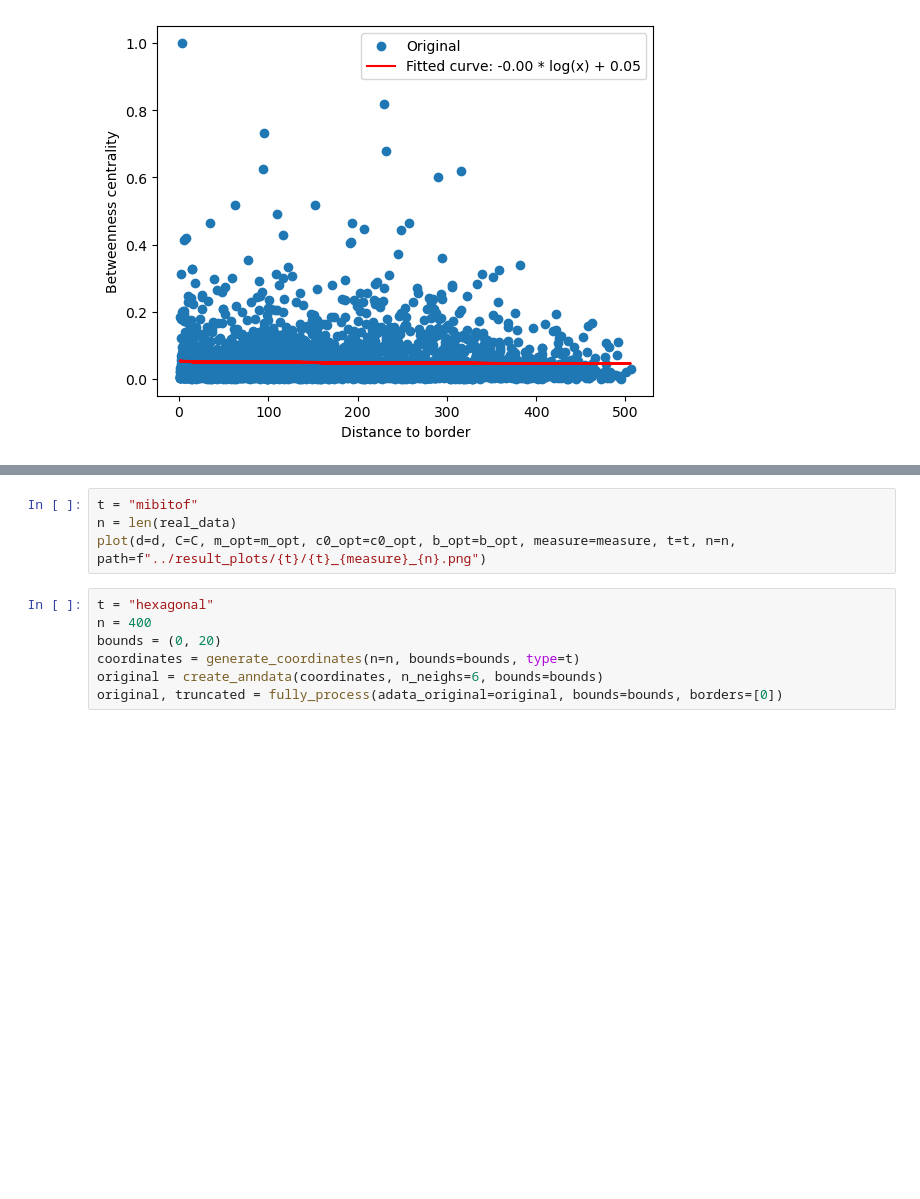
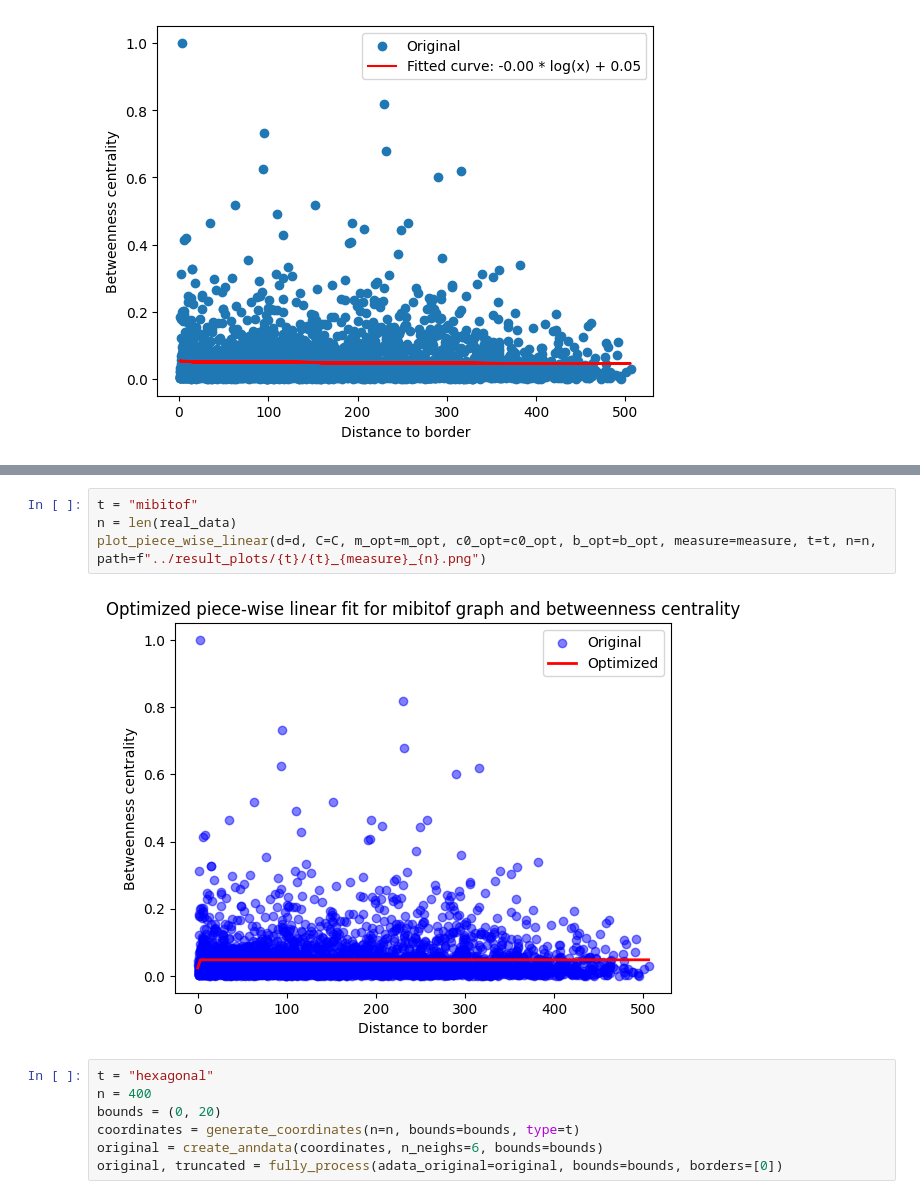
Before and after one commit to uderhardtlab/truncated_graphs, a Jupyter notebook: notebooks/optimization.ipynb, the cells around one changed output, grey strips where cells are left out. Saved outputs shown, nothing was run; the diff lists cells and outputs as text; blank space fills up the shorter version.

```diff
--- a/notebooks/optimization.ipynb
+++ b/notebooks/optimization.ipynb
@@ -58,7 +54,9 @@ Root relaxation: objective 0.000000e+00, 6627 iterations, 0.03 seconds (0.02 wor
 # %%
 t = "mibitof"
 n = len(real_data)
-plot(d=d, C=C, m_opt=m_opt, c0_opt=c0_opt, b_opt=b_opt, measure=measure, t=t, n=n, path=f"../result_plots/{t}/{t}_{measure}_{n}.png")
+plot_piece_wise_linear(d=d, C=C, m_opt=m_opt, c0_opt=c0_opt, b_opt=b_opt, measure=measure, t=t, n=n, path=f"../result_plots/{t}/{t}_{measure}_{n}.png")
+# %% [output]
+[figure, added]
 # %%
 t = "hexagonal"
 n = 400
```
Also changed, not shown: parts of 4 cells of this notebook, 1 other file.
